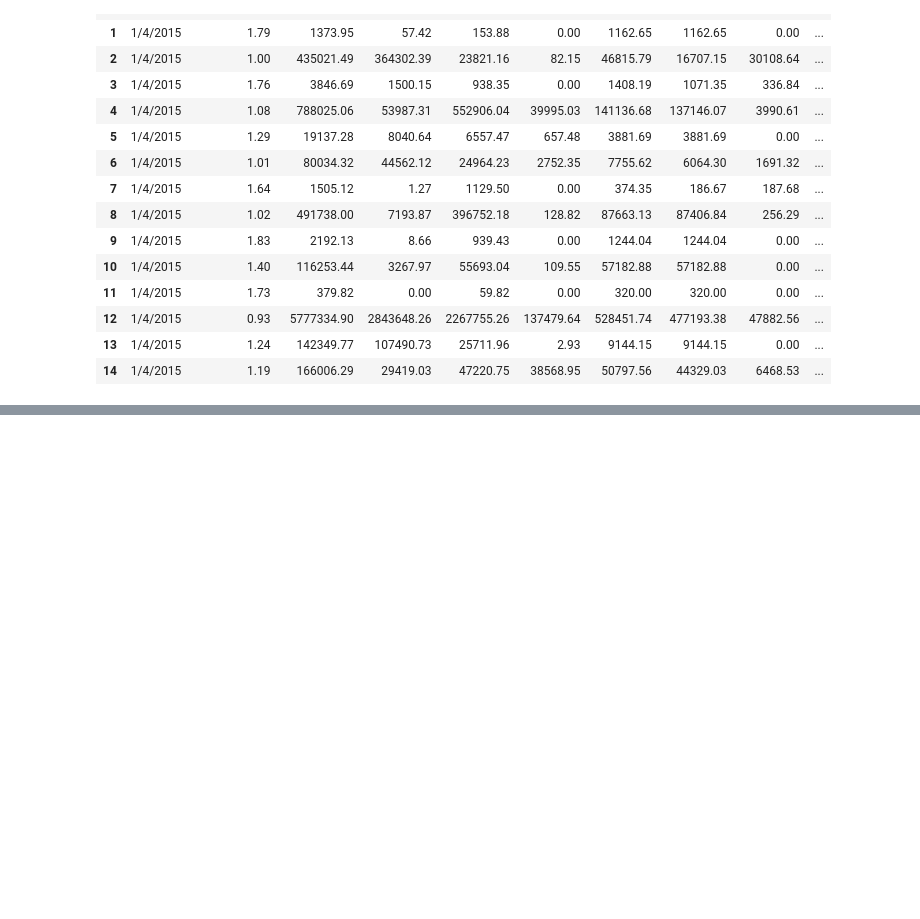
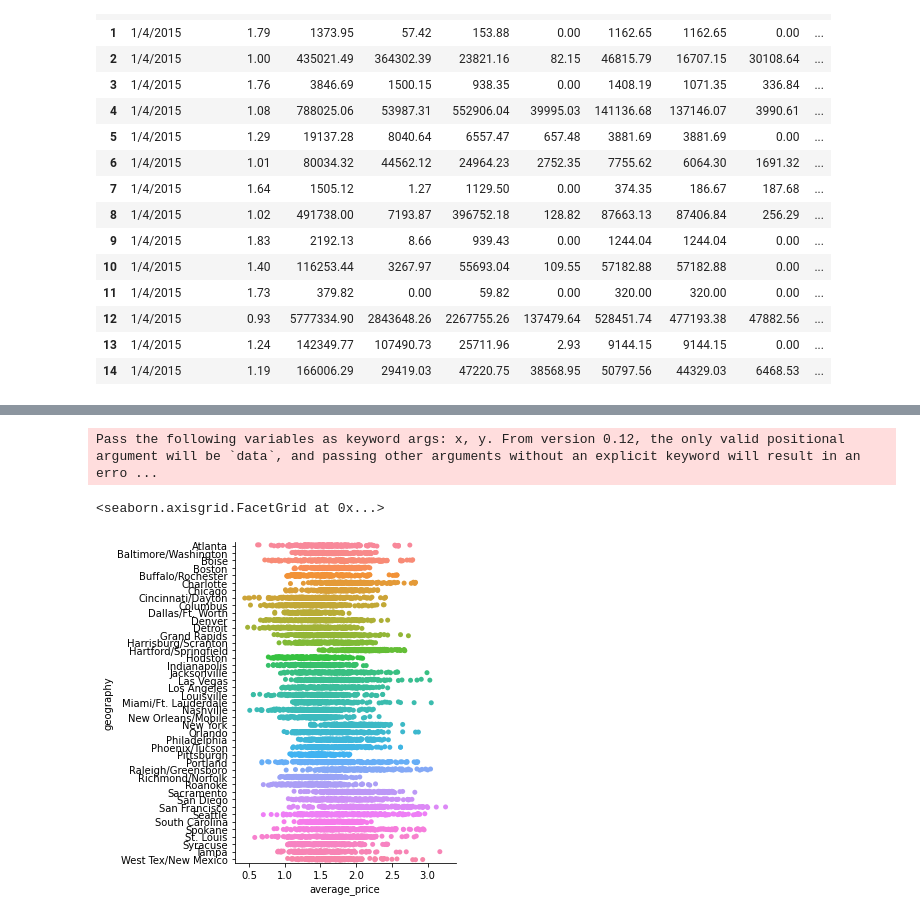
Before and after one commit to peytonmford/data_project, a Jupyter notebook: finalprojectest.ipynb, the cells around one changed output, grey strips where cells are left out. Saved outputs shown, nothing was run; the diff lists cells and outputs as text; code cells hidden in the pictures; blank space fills up the shorter version.

```diff
--- a/finalprojectest.ipynb
+++ b/finalprojectest.ipynb
@@ -178,0 +206,8 @@ Text(0.5, 1.0, 'Avg Pieces Sold per Area')
+# %%
+order = (
+    df_organic[(df_organic['date']==2017)].groupby('geography')['average_price'].mean().sort_values().index)
+sns.catplot('average_price','geography',data=df_organic)
+# %% [output]
+Pass the following variables as keyword args: x, y. From version 0.12, the only valid positional argument will be `data`, and passing other arguments without an explicit keyword will result in an erro ...
+<seaborn.axisgrid.FacetGrid at 0x...>
+[figure, added]
```
Also changed, not shown: parts of 16 cells of this notebook.
